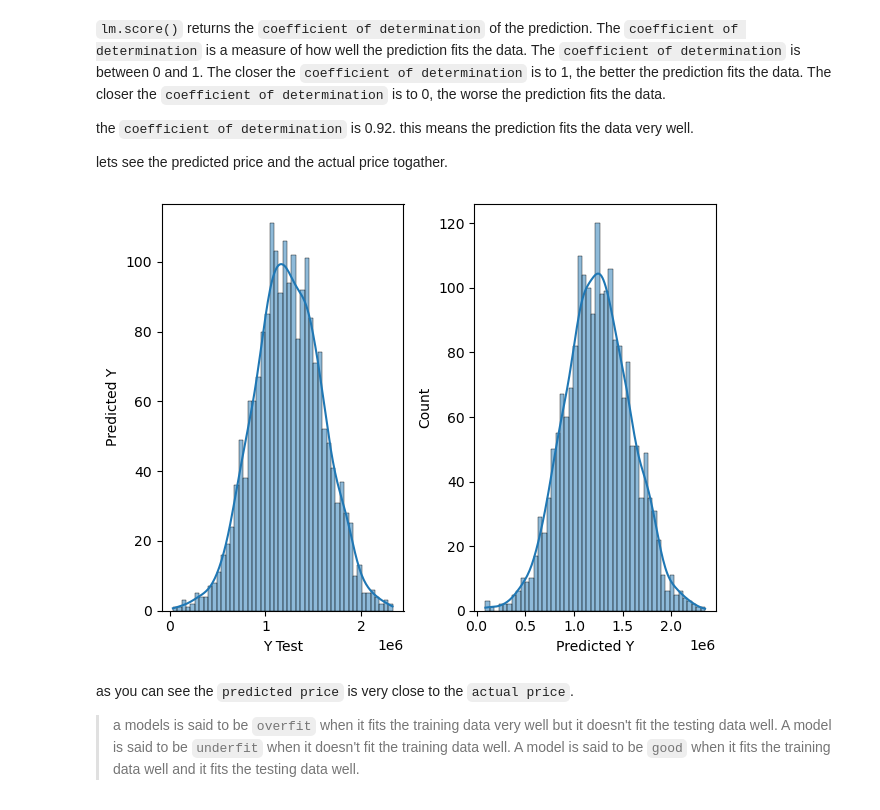
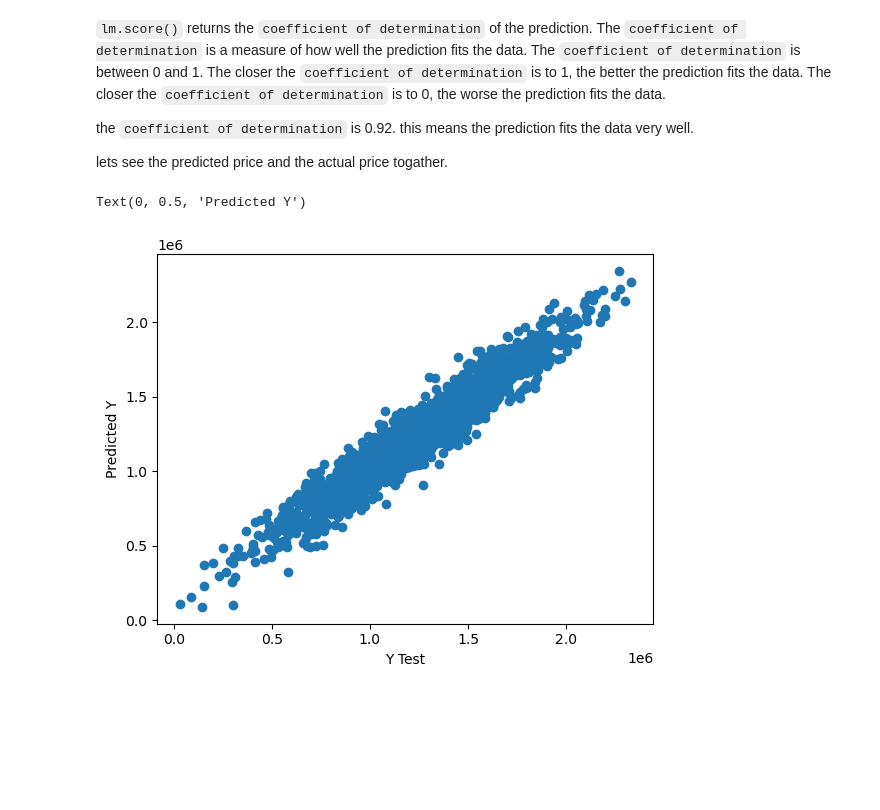
Before and after one commit to RishatTalukder/learning_machine_learning, a Jupyter notebook: linear_regression.ipynb, the cells around one changed output. Saved outputs shown, nothing was run; the diff lists cells and outputs as text; code cells hidden in the pictures; blank space fills up the shorter version.

```diff
--- a/linear_regression.ipynb
+++ b/linear_regression.ipynb
@@ -328,19 +347,10 @@ the `coefficient of determination` is 0.92. this means the prediction fits the d
 
 lets see the predicted price and the actual price togather.
 # %%
-# plotting the predictions and the actual values side by side
-plt.subplot(1,2,1)
-sns.histplot(y_test,bins=50,kde=True)
+# plotting the predictions and the actual values
+plt.scatter(y_test,predictions,)
 plt.xlabel('Y Test')
 plt.ylabel('Predicted Y')
-
-plt.subplot(1,2,2)
-sns.histplot(predictions,bins=50,kde=True)
-plt.xlabel('Predicted Y')
-plt.tight_layout()
 # %% [output]
+Text(0, 0.5, 'Predicted Y')
-[figure, old version]
+[figure, new version]
-# %% [markdown]
-as you can see the `predicted price` is very close to the `actual price`.
-
-> a models is said to be `overfit` when it fits the training data very well but it doesn't fit the testing data well. A model is said to be `underfit` when it doesn't fit the training data well. A model is said to be `good` when it fits the training data well and it fits the testing data well.
```
Also changed, not shown: parts of 16 cells of this notebook, 1 other file.
